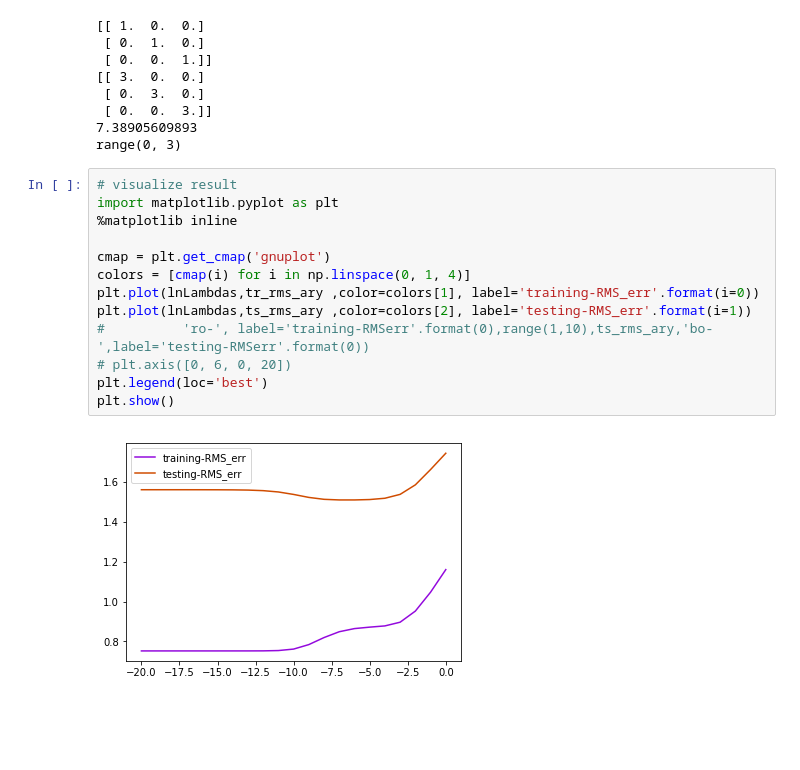
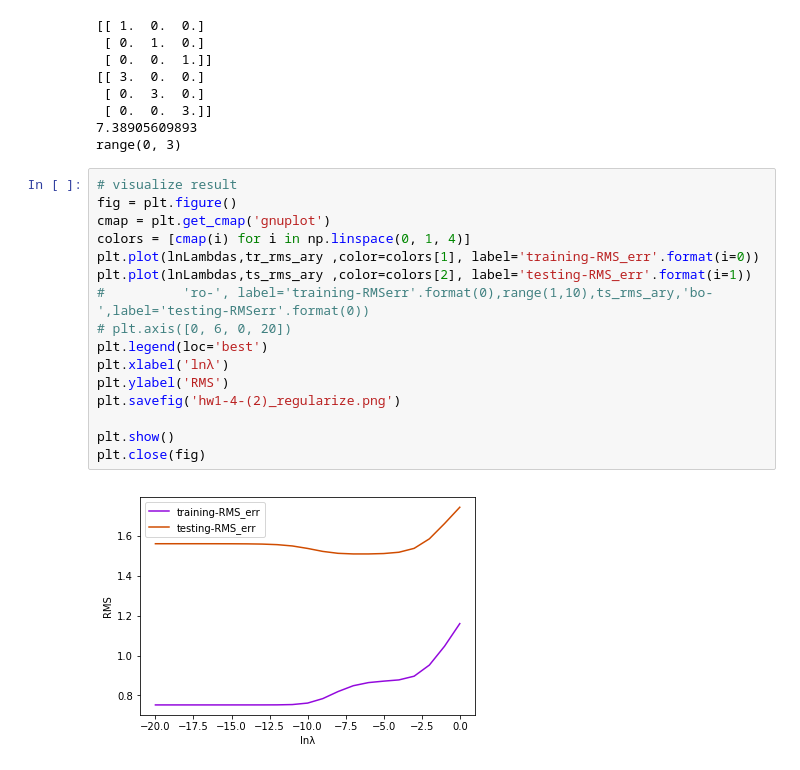
Before and after one commit to w102060018w/2017_MachineLearning_hw1, a Jupyter notebook: hw1-4_polynomial_curve_fitting.ipynb, the cells around one changed output. Saved outputs shown, nothing was run; the diff lists cells and outputs as text; blank space fills up the shorter version.

```diff
--- a/hw1-4_polynomial_curve_fitting.ipynb
+++ b/hw1-4_polynomial_curve_fitting.ipynb
@@ -252,16 +258,19 @@ print(range(3))
 range(0, 3)
 # %%
 # visualize result
-import matplotlib.pyplot as plt
-%matplotlib inline
-
+fig = plt.figure()
 cmap = plt.get_cmap('gnuplot')
 colors = [cmap(i) for i in np.linspace(0, 1, 4)]
 plt.plot(lnLambdas,tr_rms_ary ,color=colors[1], label='training-RMS_err'.format(i=0))
 plt.plot(lnLambdas,ts_rms_ary ,color=colors[2], label='testing-RMS_err'.format(i=1))
 #          'ro-', label='training-RMSerr'.format(0),range(1,10),ts_rms_ary,'bo-',label='testing-RMSerr'.format(0))
 # plt.axis([0, 6, 0, 20])
 plt.legend(loc='best')
+plt.xlabel('lnλ')
+plt.ylabel('RMS')
+plt.savefig('hw1-4-(2)_regularize.png')
+
 plt.show()
+plt.close(fig)
 # %% [output]
-[figure, old version]
+[figure, new version]
```
Also changed, not shown: parts of 1 cell of this notebook, 4 other files.
